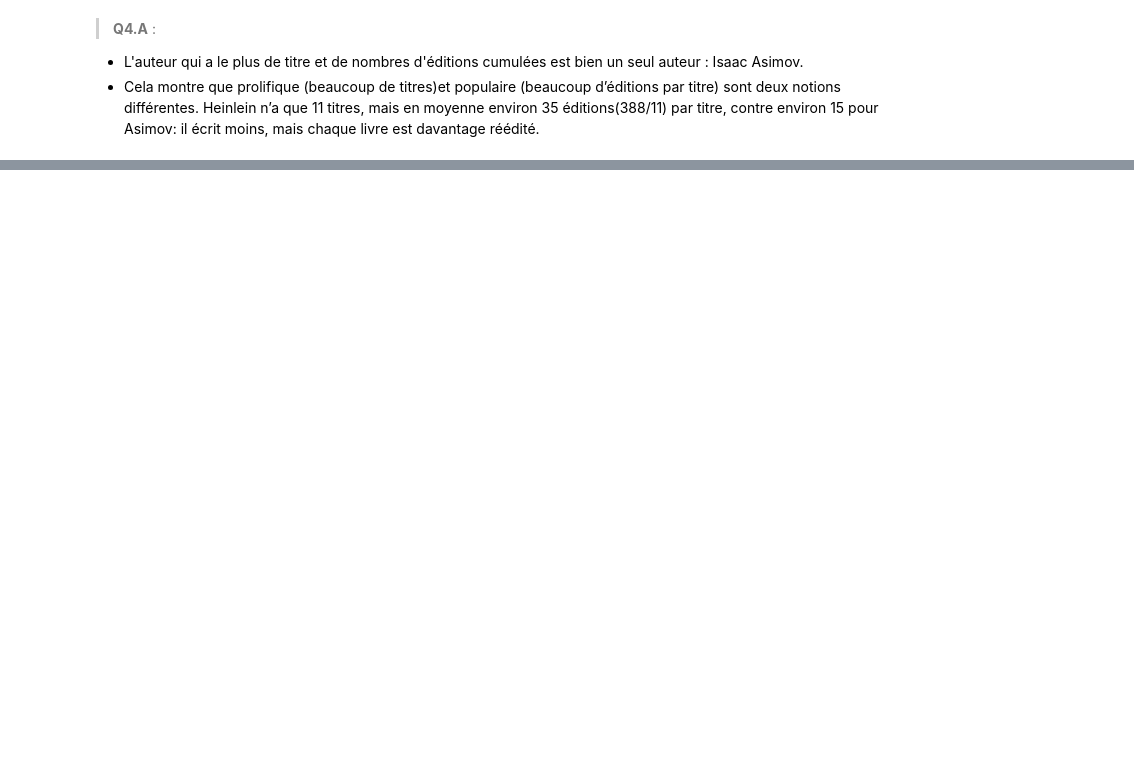
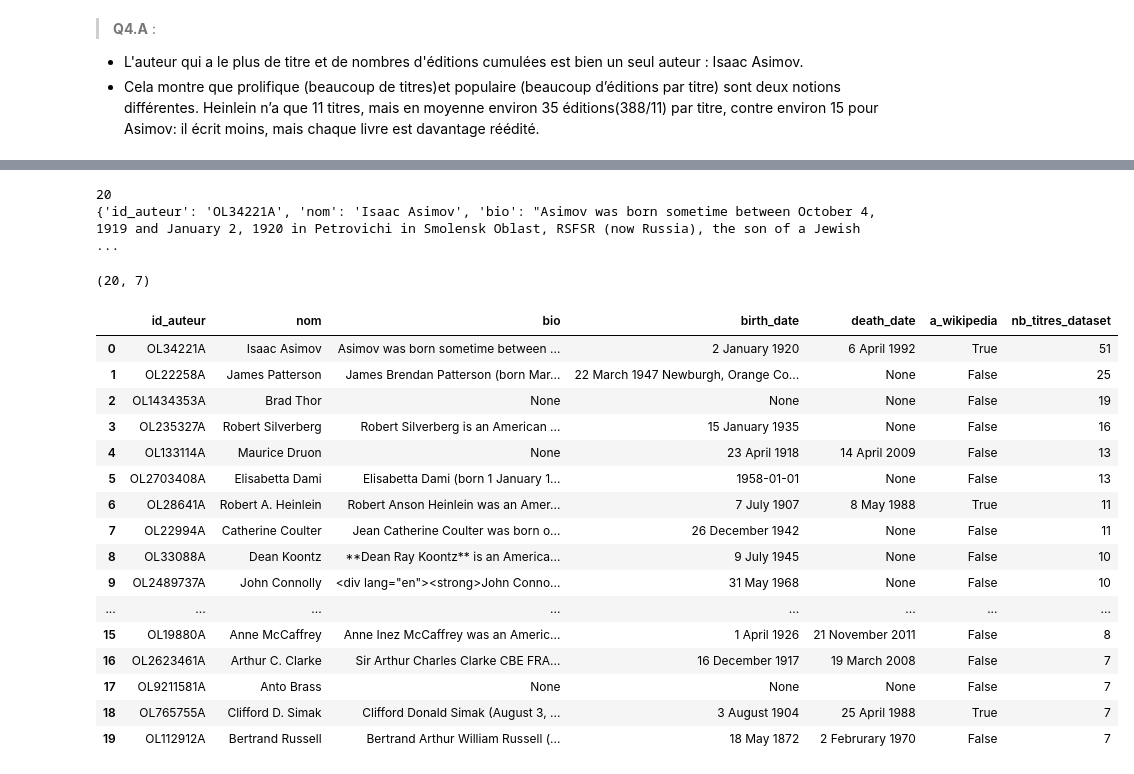
Before and after one commit to smarjane/TP-livres-data, a Jupyter notebook: TP_Livre.ipynb, the cells around one changed output, grey strips where cells are left out. Saved outputs shown, nothing was run; the diff lists cells and outputs as text; code cells hidden in the pictures; blank space fills up the shorter version.

```diff
--- a/TP_Livre.ipynb
+++ b/TP_Livre.ipynb
@@ -745,0 +975,9 @@ print(len(df_nettoyage))
+# %%
+# 33
+id_test = "OL34221A" # test auteur isaac
+url = "https://openlibrary.org/authors/" + id_test + ".json"
+rep = requests.get(url, timeout=30)
+print(rep.status_code)
+data = rep.json()
+print(data["name"])
+print(data.keys())
@@ -745,0 +1032,51 @@ print(len(df_nettoyage))
+# %%
+#34
+infos_auteurs = []
+
+for item in reponses_auteurs:
+    data = item["json"]
+
+    bio = data.get("bio")
+    if type(bio) == dict:
+        bio = bio["value"]
+
+    infos_auteurs.append({
+        "id_auteur": item["id_auteur"],
+        "nom": data.get("name"),
+        "bio": bio,
+        "birth_date": data.get("birth_date"),
+        "death_date": data.get("death_date"),
+        "a_wikipedia": "wikipedia" in str(data.get("links", "")),
+    })
+
+print(len(infos_auteurs))
+print(infos_auteurs[0])
+# %% [output]
+20
+{'id_auteur': 'OL34221A', 'nom': 'Isaac Asimov', 'bio': "Asimov was born sometime between October 4, 1919 and January 2, 1920 in Petrovichi in Smolensk Oblast, RSFSR (now Russia), the son of a Jewish  ...
+# %%
+#35
+df_auteurs = pd.DataFrame(infos_auteurs)
+df_auteurs['nb_titres_dataset'] = top_auteurs_api['nb_titres_dataset'].tolist() #soucis alignement
+
+print(df_auteurs.shape)
+df_auteurs
+# %% [output]
+(20, 7)
+|  | id_auteur | nom | bio | birth_date | death_date | a_wikipedia | nb_titres_dataset |
+| 0 | OL34221A | Isaac Asimov | Asimov was born sometime between ... | 2 January 1920 | 6 April 1992 | True | 51 |
+| 1 | OL22258A | James Patterson | James Brendan Patterson (born Mar... | 22 March 1947 Newburgh, Orange Co... | None | False | 25 |
+| 2 | OL1434353A | Brad Thor | None | None | None | False | 19 |
+| 3 | OL235327A | Robert Silverberg | Robert Silverberg is an American ... | 15 January 1935 | None | False | 16 |
+| 4 | OL133114A | Maurice Druon | None | 23 April 1918 | 14 April 2009 | False | 13 |
+| 5 | OL2703408A | Elisabetta Dami | Elisabetta Dami (born 1 January 1... | 1958-01-01 | None | False | 13 |
+| 6 | OL28641A | Robert A. Heinlein | Robert Anson Heinlein was an Amer... | 7 July 1907 | 8 May 1988 | True | 11 |
+| 7 | OL22994A | Catherine Coulter | Jean Catherine Coulter was born o... | 26 December 1942 | None | False | 11 |
+| 8 | OL33088A | Dean Koontz | **Dean Ray Koontz** is an America... | 9 July 1945 | None | False | 10 |
+| 9 | OL2489737A | John Connolly | <div lang="en"><strong>John Conno... | 31 May 1968 | None | False | 10 |
+| ... | ... | ... | ... | ... | ... | ... | ... |
+| 15 | OL19880A | Anne McCaffrey | Anne Inez McCaffrey was an Americ... | 1 April 1926 | 21 November 2011 | False | 8 |
+| 16 | OL2623461A | Arthur C. Clarke | Sir Arthur Charles Clarke CBE FRA... | 16 December 1917 | 19 March 2008 | False | 7 |
+| 17 | OL9211581A | Anto Brass | None | None | None | False | 7 |
+| 18 | OL765755A | Clifford D. Simak | Clifford Donald Simak (August 3, ... | 3 August 1904 | 25 April 1988 | True | 7 |
+| 19 | OL112912A | Bertrand Russell | Bertrand Arthur William Russell (... | 18 May 1872 | 2 Februrary 1970 | False | 7 |
```
Also changed, not shown: parts of 31 cells of this notebook, 6 other files.
